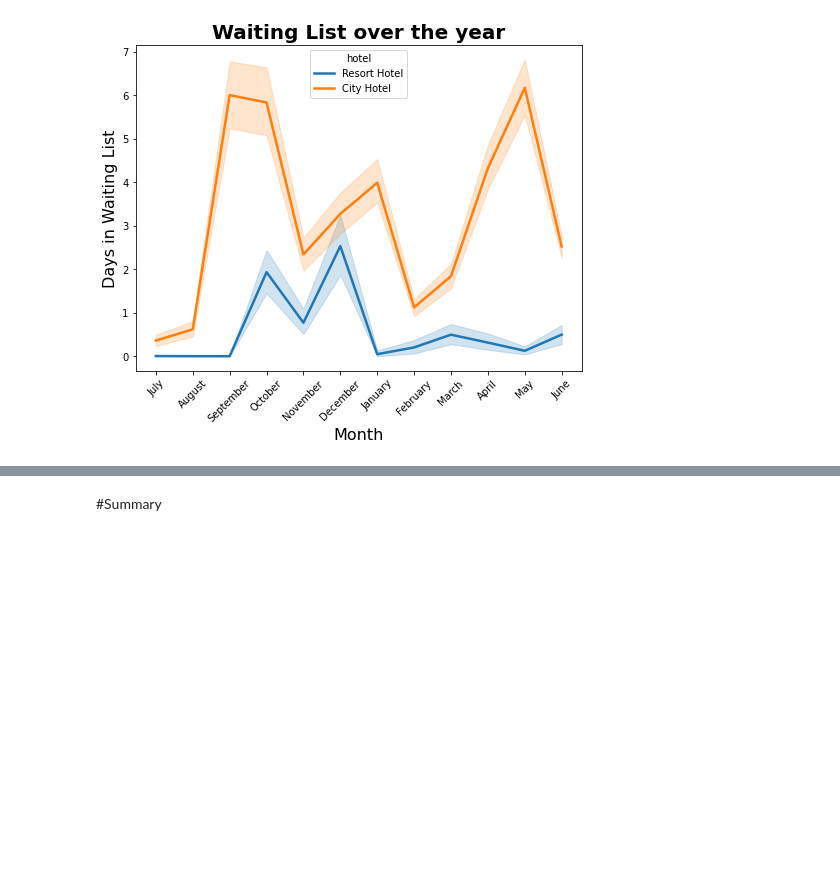
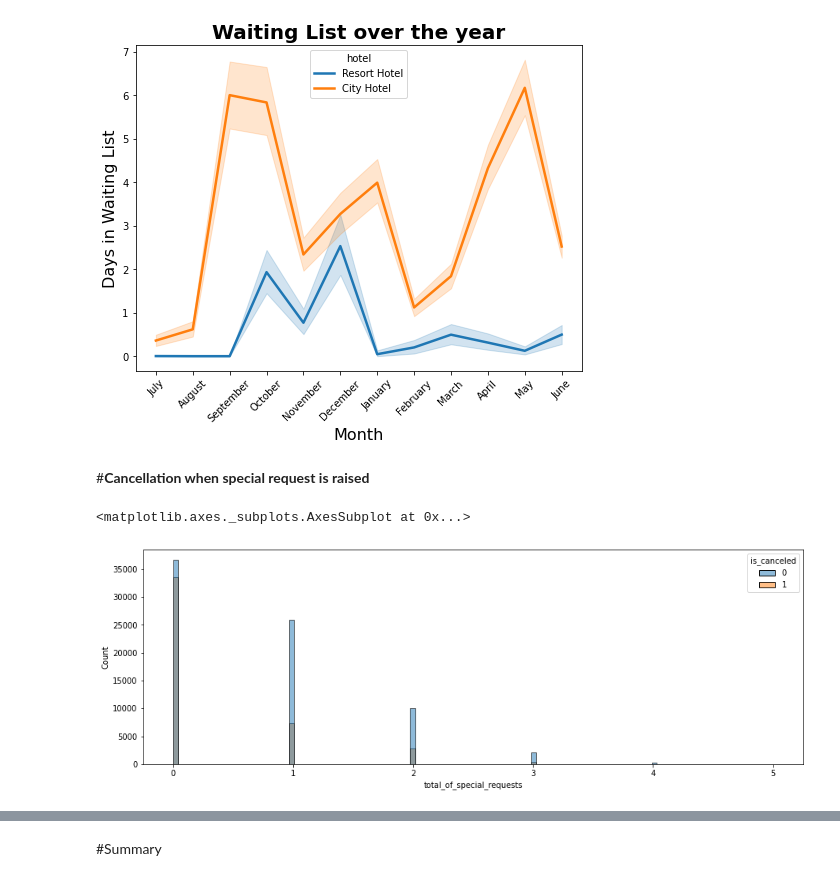
Before and after one commit to Sandeep-Kulukuri/Hotel_Booking_Analysis, a Jupyter notebook: Hotel_Booking_Analysis.ipynb, the cells around one changed output, grey strips where cells are left out. Cells and saved outputs as stored; diff of their text form; code cells hidden in the pictures; blank space fills up the shorter version.

```diff
--- a/Hotel_Booking_Analysis.ipynb
+++ b/Hotel_Booking_Analysis.ipynb
@@ -1549,3 +1547,11 @@ plt.ylabel("Days in Waiting List", fontsize=16)
 plt.show()
 # %% [output]
 [figure]
+# %% [markdown]
+#**Cancellation when special request is raised**
+# %%
+plt.figure(figsize=(15,5))
+sns.histplot(data=df,x='total_of_special_requests',hue='is_canceled')
+# %% [output]
+<matplotlib.axes._subplots.AxesSubplot at 0x...>
+[figure, added]
```
Also changed, not shown: parts of 22 cells of this notebook.
